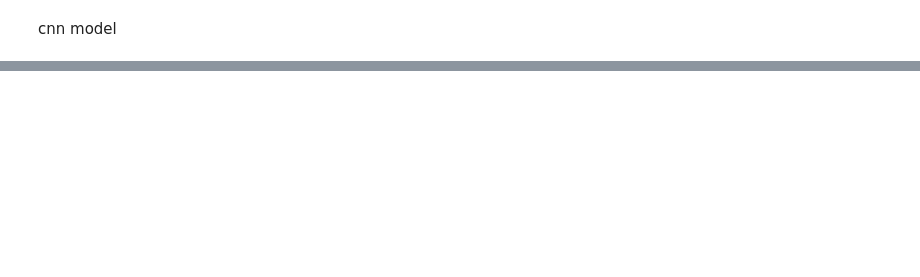
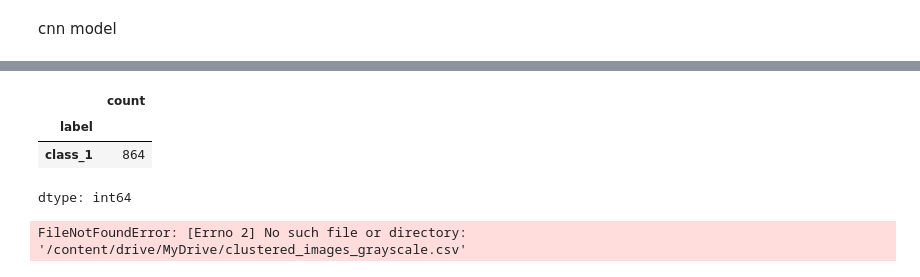
Before and after one commit to easeandrelax/blood-sugar-level, a Jupyter notebook: Welcome_To_Colab.ipynb, the cells around one changed output, grey strips where cells are left out. Drawn from its saved outputs; the diff is of its cells as text; code cells hidden in the pictures; blank space fills up the shorter version.

```diff
--- a/Welcome_To_Colab.ipynb
+++ b/Welcome_To_Colab.ipynb
@@ -4694,0 +5067,22 @@ if __name__ == "__main__":
+# %%
+import pandas as pd
+
+df = pd.read_csv('/content/drive/MyDrive/train_images/labeled_images.csv')
+df.rename(columns={'Image Name': 'image_id', 'Label': 'label'}, inplace=True)
+
+# Optional cleanup
+df['label'] = df['label'].astype(str).str.strip()
+df['label'].value_counts()
+# %% [output]
+|  | count |
+| label |  |
+| class_1 | 864 |
+dtype: int64
+# %%
+import pandas as pd
+
+df = pd.read_csv('/content/drive/MyDrive/clustered_images_grayscale.csv')
+print(df.columns)
+df.head()
+# %% [output]
+FileNotFoundError: [Errno 2] No such file or directory: '/content/drive/MyDrive/clustered_images_grayscale.csv'
```
Also changed, not shown: parts of 16 cells of this notebook.
